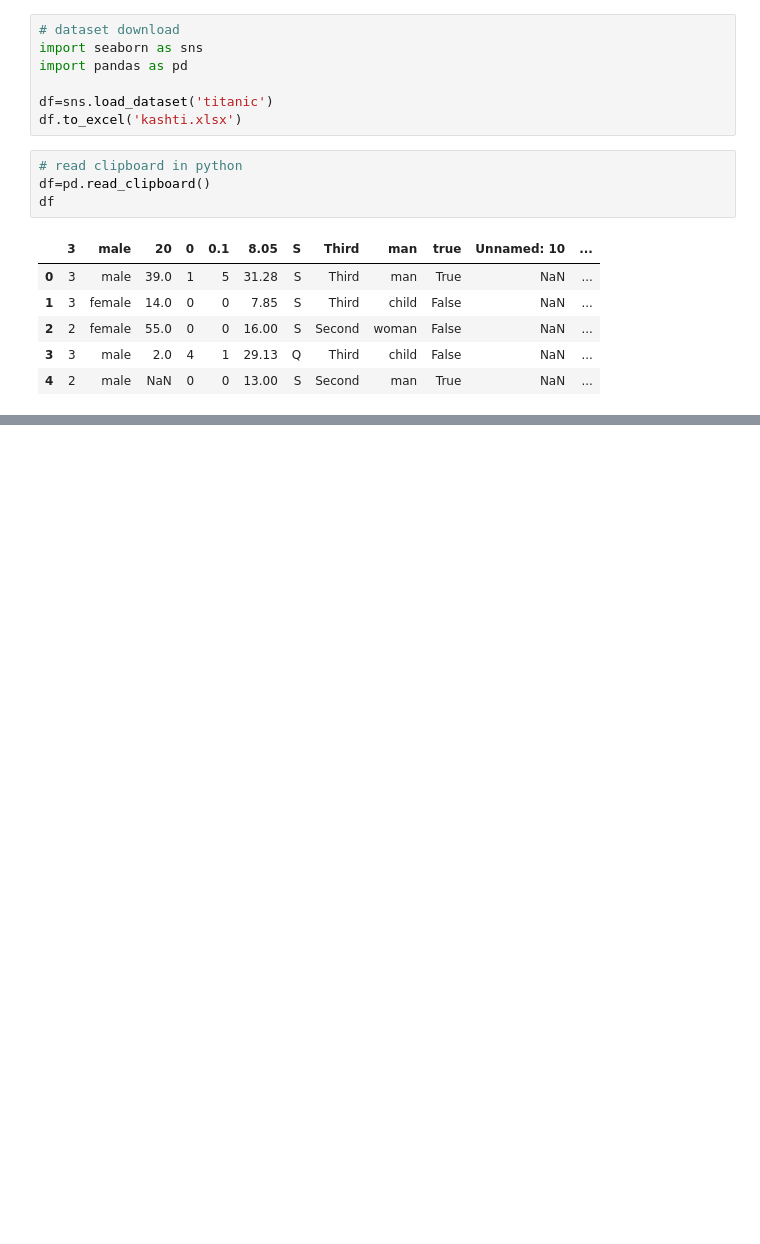
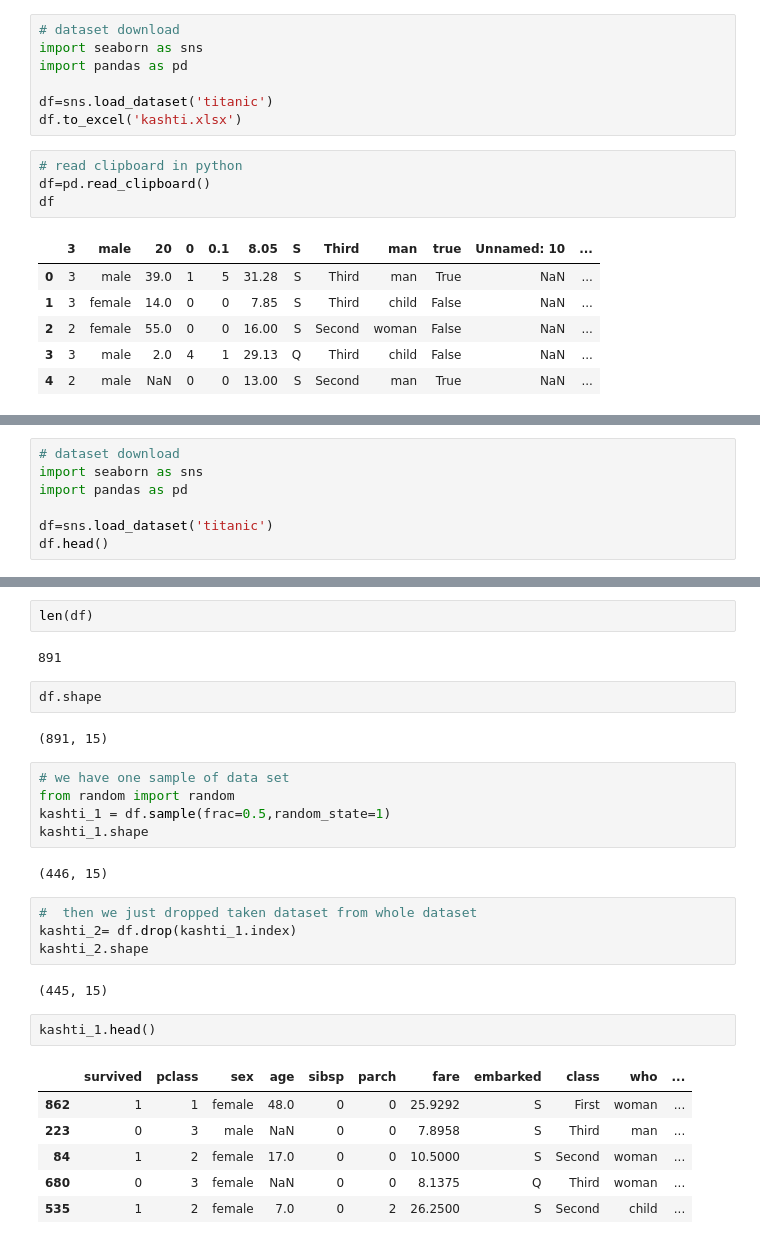
Before and after one commit to UzairHussain193/DataScience_with_Python, a Jupyter notebook: Chilla_2023/pandas_03.ipynb, the cells around one changed output, grey strips where cells are left out. Saved outputs shown, nothing was run; the diff lists cells and outputs as text; blank space fills up the shorter version.

```diff
--- a/Chilla_2023/pandas_03.ipynb
+++ b/Chilla_2023/pandas_03.ipynb
@@ -564,0 +568,7 @@ df
+# %%
+# dataset download
+import seaborn as sns
+import pandas as pd
+
+df=sns.load_dataset('titanic')
+df.head()
@@ -564,0 +582,30 @@ df
+# %%
+len(df)
+# %% [output]
+891
+# %%
+df.shape
+# %% [output]
+(891, 15)
+# %%
+# we have one sample of data set
+from random import random
+kashti_1 = df.sample(frac=0.5,random_state=1)
+kashti_1.shape
+# %% [output]
+(446, 15)
+# %%
+#  then we just dropped taken dataset from whole dataset
+kashti_2= df.drop(kashti_1.index)
+kashti_2.shape
+# %% [output]
+(445, 15)
+# %%
+kashti_1.head()
+# %% [output]
+|  | survived | pclass | sex | age | sibsp | parch | fare | embarked | class | who | ... |
+| 862 | 1 | 1 | female | 48.0 | 0 | 0 | 25.9292 | S | First | woman | ... |
+| 223 | 0 | 3 | male | NaN | 0 | 0 | 7.8958 | S | Third | man | ... |
+| 84 | 1 | 2 | female | 17.0 | 0 | 0 | 10.5000 | S | Second | woman | ... |
+| 680 | 0 | 3 | female | NaN | 0 | 0 | 8.1375 | Q | Third | woman | ... |
+| 535 | 1 | 2 | female | 7.0 | 0 | 2 | 26.2500 | S | Second | child | ... |
```
Also changed, not shown: parts of 12 cells of this notebook.
